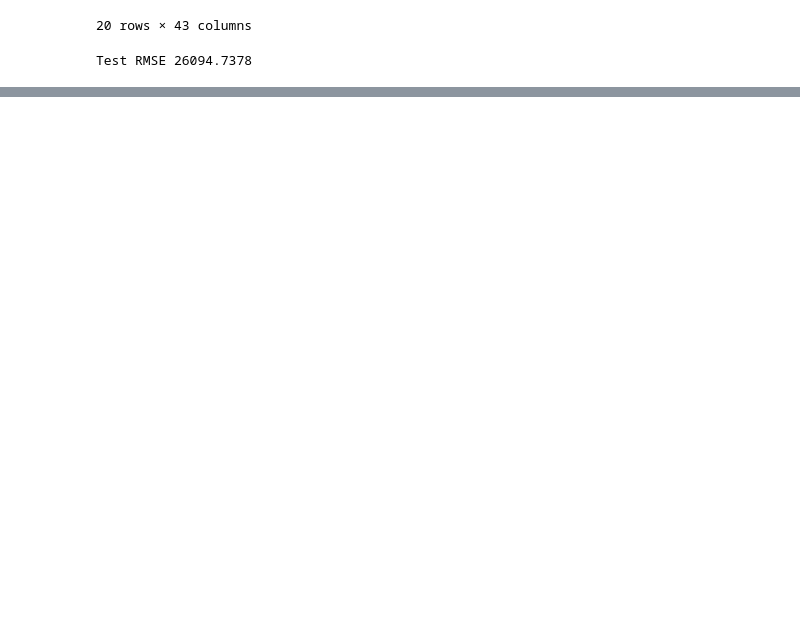
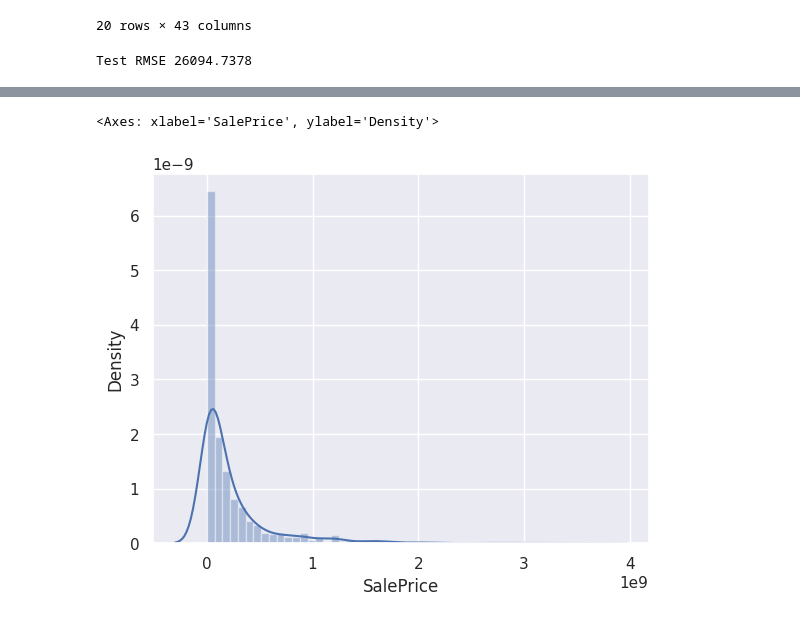
Before and after one commit to trizyx/ml_sem, a Jupyter notebook: hse_ml_linear_model(sm2).ipynb, the cells around one changed output, grey strips where cells are left out. Cells and saved outputs as stored; diff of their text form; code cells hidden in the pictures; blank space fills up the shorter version.

```diff
--- a/hse_ml_linear_model(sm2).ipynb
+++ b/hse_ml_linear_model(sm2).ipynb
@@ -268,0 +340,2 @@ Test RMSE 26094.7378
+# %%
+mask = (error < np.quantile(error, 0.95))
@@ -268,0 +358,9 @@ Test RMSE 26094.7378
+# %%
+X_train = X_train[mask]
+y_train = y_train[mask]
+
+error = (y_train[mask] - model.predict(X_train[mask])) ** 2
+sns.distplot(error)
+# %% [output]
+<Axes: xlabel='SalePrice', ylabel='Density'>
+[figure, added]
```
Also changed, not shown: parts of 7 cells of this notebook.
